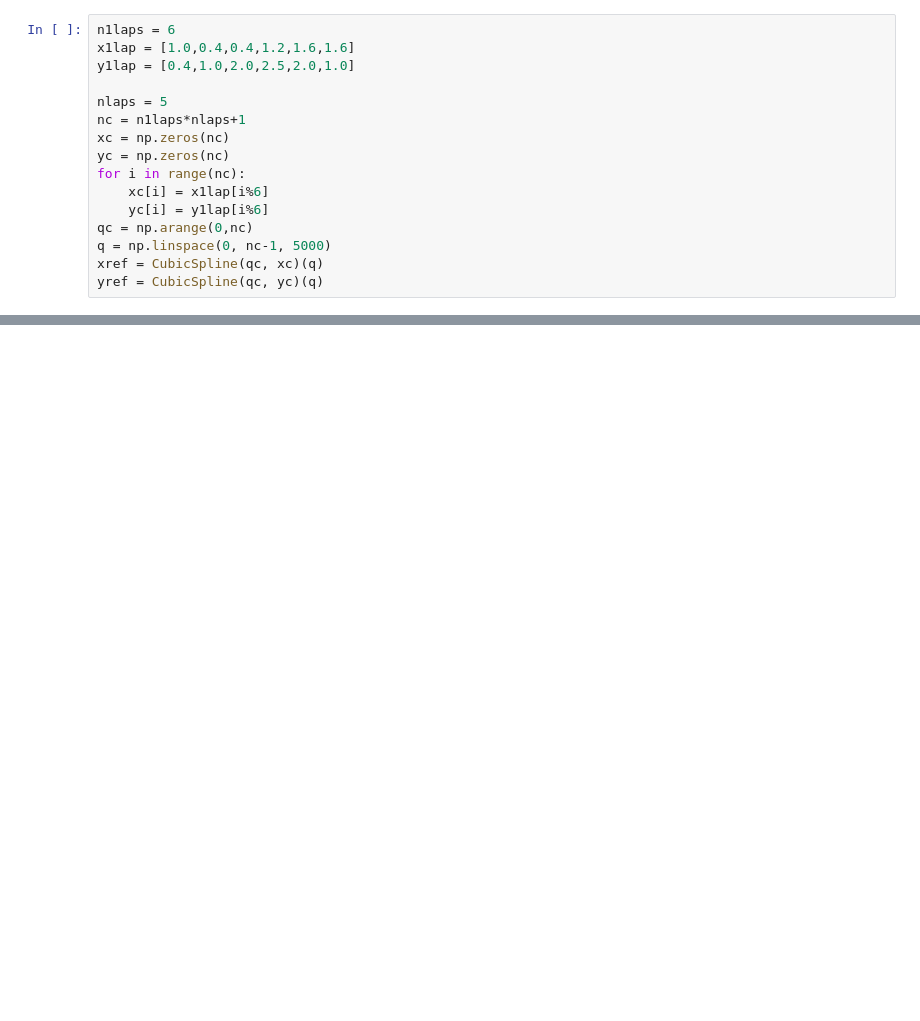
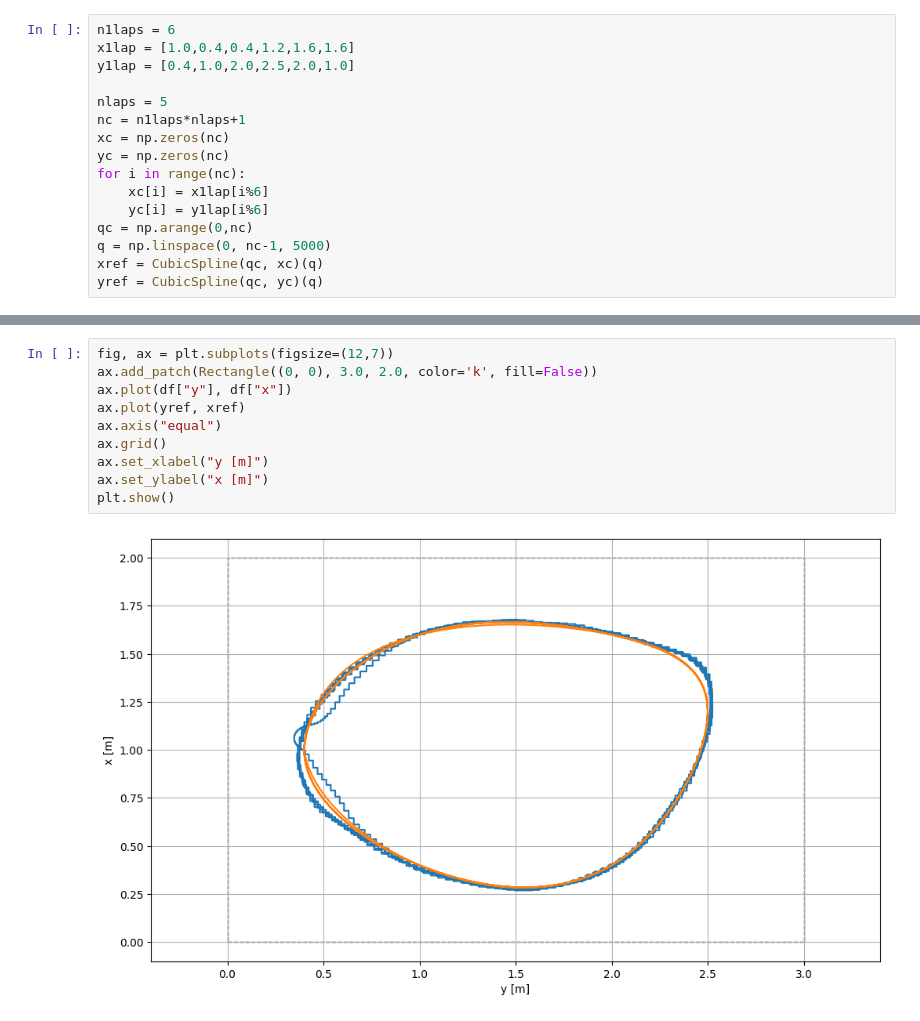
Before and after one commit to EthanD11/botlightyear, a Jupyter notebook: data/mobility-data.ipynb, the cells around one changed output, grey strips where cells are left out. Cells and saved outputs as stored; diff of their text form; blank space fills up the shorter version.

```diff
--- a/data/mobility-data.ipynb
+++ b/data/mobility-data.ipynb
@@ -39,0 +41,12 @@ plt.show()
+# %%
+fig, ax = plt.subplots(figsize=(12,7))
+ax.add_patch(Rectangle((0, 0), 3.0, 2.0, color='k', fill=False))
+ax.plot(df["y"], df["x"])
+ax.plot(yref, xref)
+ax.axis("equal")
+ax.grid()
+ax.set_xlabel("y [m]")
+ax.set_ylabel("x [m]")
+plt.show()
+# %% [output]
+[figure, added]
```
Also changed, not shown: parts of 5 cells of this notebook, 11 other files.
